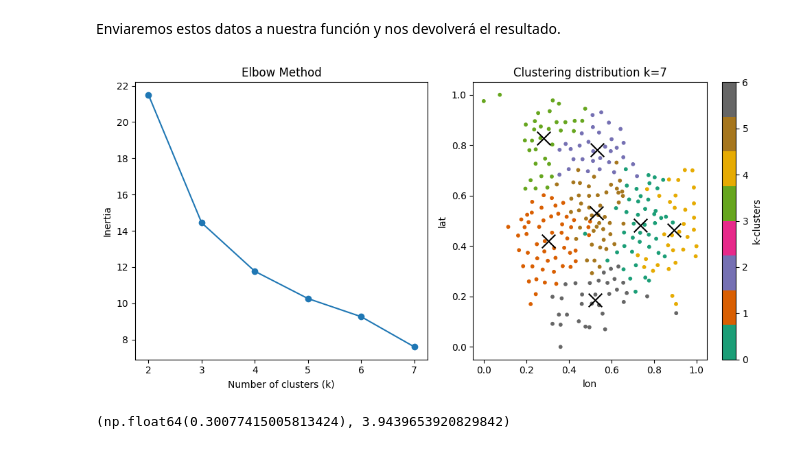
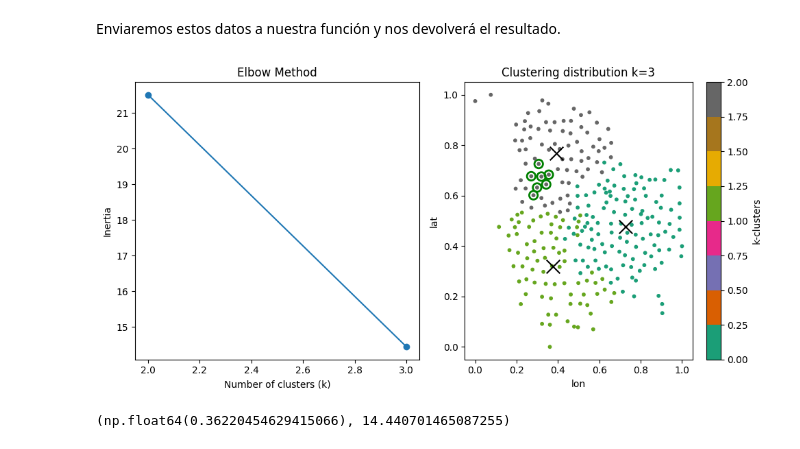
Before and after one commit to LordLiberte/Portfolio, a Jupyter notebook: Practica2/notebooks/6_clustering.ipynb, the cells around one changed output. Saved outputs shown, nothing was run; the diff lists cells and outputs as text; code cells hidden in the pictures.

```diff
--- a/Practica2/notebooks/6_clustering.ipynb
+++ b/Practica2/notebooks/6_clustering.ipynb
@@ -70,6 +70,13 @@ def plot_kmeans(df, max_k=10):
     labels1 = kmeans.labels_
     centroids1 = kmeans.cluster_centers_
 
+    # Marcar las estaciones de AIORA (o cualquier barrio)
+    if 'nombre' in df.columns:
+        campanar_mask = df['nombre'] == 'CAMPANAR'
+        ax['b'].scatter(df.loc[campanar_mask, ls_cols[0]],
+                        df.loc[campanar_mask, ls_cols[1]],
+                        facecolors='none', edgecolors='green', linewidths=2, s=80, label='CAMPANAR')
+
     ax['b'].set_title(f"Clustering distribution k={kn}")
     ax['b'].set(xlabel=ls_cols[0], ylabel=ls_cols[1])
     axb = ax['b'].scatter(X[:, 0], X[:, 1], c=labels1, cmap='Dark2', s=10)
@@ -123,14 +130,19 @@ df_minmax_processed
 # %% [markdown]
 Enviaremos estos datos a nuestra función y nos devolverá el resultado.
 # %%
-params = plot_kmeans(df_minmax_processed, 7)
+# Que hago con esto?
+campanar = df_minmax_processed[df_minmax_processed["barrio"] == "CAMPANAR"]
+lon_data = len(campanar)-1
+# Solo hay 7 puntos y los cluster maximos son n-1 (6)
+
+params = plot_kmeans(df_minmax_processed, 3)
 # %% [output]
-[figure, old version]
+[figure, new version]
 # %%
 ls_cols = ['lon', 'lat', 'uso_bici']
 X = df_minmax_processed.loc[:, ls_cols].values
-params['n_clusters'] = 15
+params['n_clusters'] = 3
 kmeans = KMeans(**params).fit(X)
 silhouette_score(X, kmeans.labels_), kmeans.inertia_
 # %% [output]
-(np.float64(0.30077415005813424), 3.9439653920829842)
+(np.float64(0.36220454629415066), 14.440701465087255)
```
Also changed, not shown: parts of 3 cells of this notebook, 3 other files.
